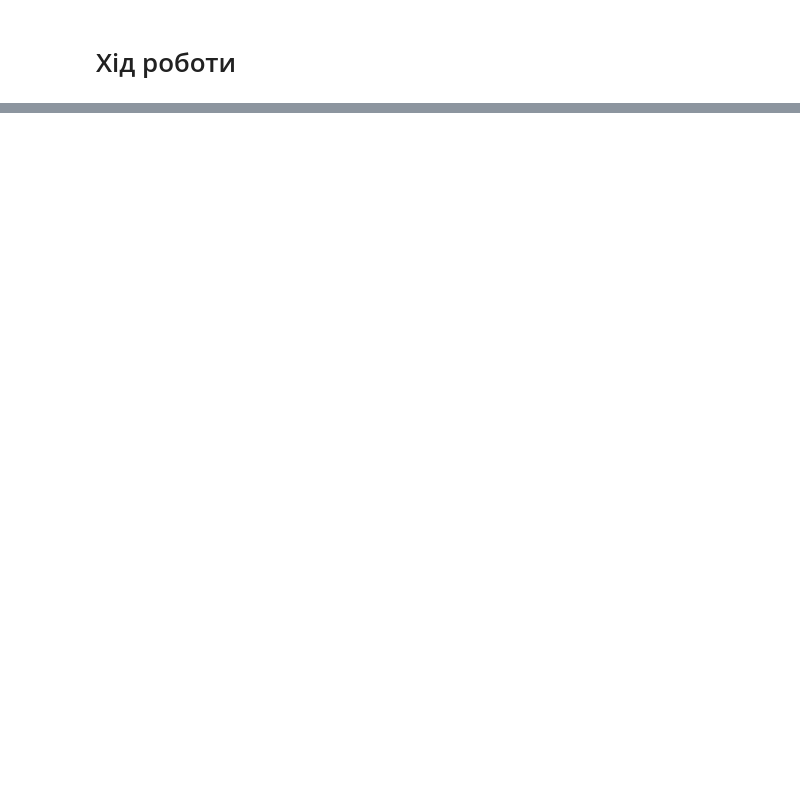
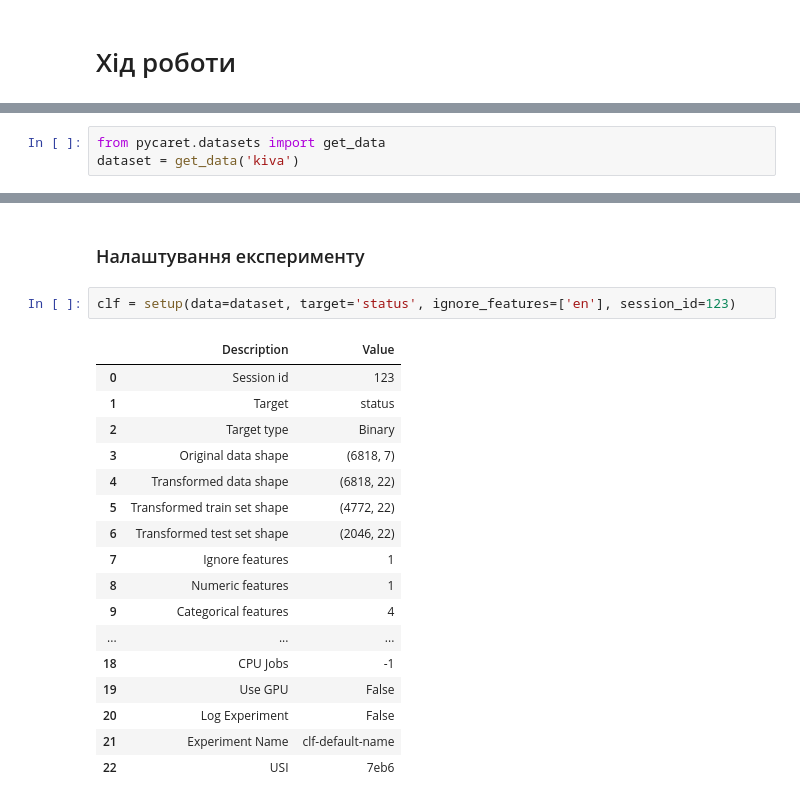
Before and after one commit to irynaper/ml_ds, a Jupyter notebook: kutko/lab1.ipynb, the cells around one changed output, grey strips where cells are left out. Saved outputs shown, nothing was run; the diff lists cells and outputs as text; blank space fills up the shorter version.

Commit message:
Переробив роботи для датасету kiva

```diff
--- a/kutko/lab1.ipynb
+++ b/kutko/lab1.ipynb
@@ -163,0 +3,3 @@ PyCaret значно спростив аналіз даних, дозволяю
+# %%
+from pycaret.datasets import get_data
+dataset = get_data('kiva')
@@ -163,0 +108,22 @@ PyCaret значно спростив аналіз даних, дозволяю
+# %% [markdown]
+### Налаштування експерименту
+# %%
+clf = setup(data=dataset, target='status', ignore_features=['en'], session_id=123)
+# %% [output]
+|  | Description | Value |
+| 0 | Session id | 123 |
+| 1 | Target | status |
+| 2 | Target type | Binary |
+| 3 | Original data shape | (6818, 7) |
+| 4 | Transformed data shape | (6818, 22) |
+| 5 | Transformed train set shape | (4772, 22) |
+| 6 | Transformed test set shape | (2046, 22) |
+| 7 | Ignore features | 1 |
+| 8 | Numeric features | 1 |
+| 9 | Categorical features | 4 |
+| ... | ... | ... |
+| 18 | CPU Jobs | -1 |
+| 19 | Use GPU | False |
+| 20 | Log Experiment | False |
+| 21 | Experiment Name | clf-default-name |
+| 22 | USI | 7eb6 |
```
Also changed, not shown: parts of 38 cells of this notebook, 4 other files.
